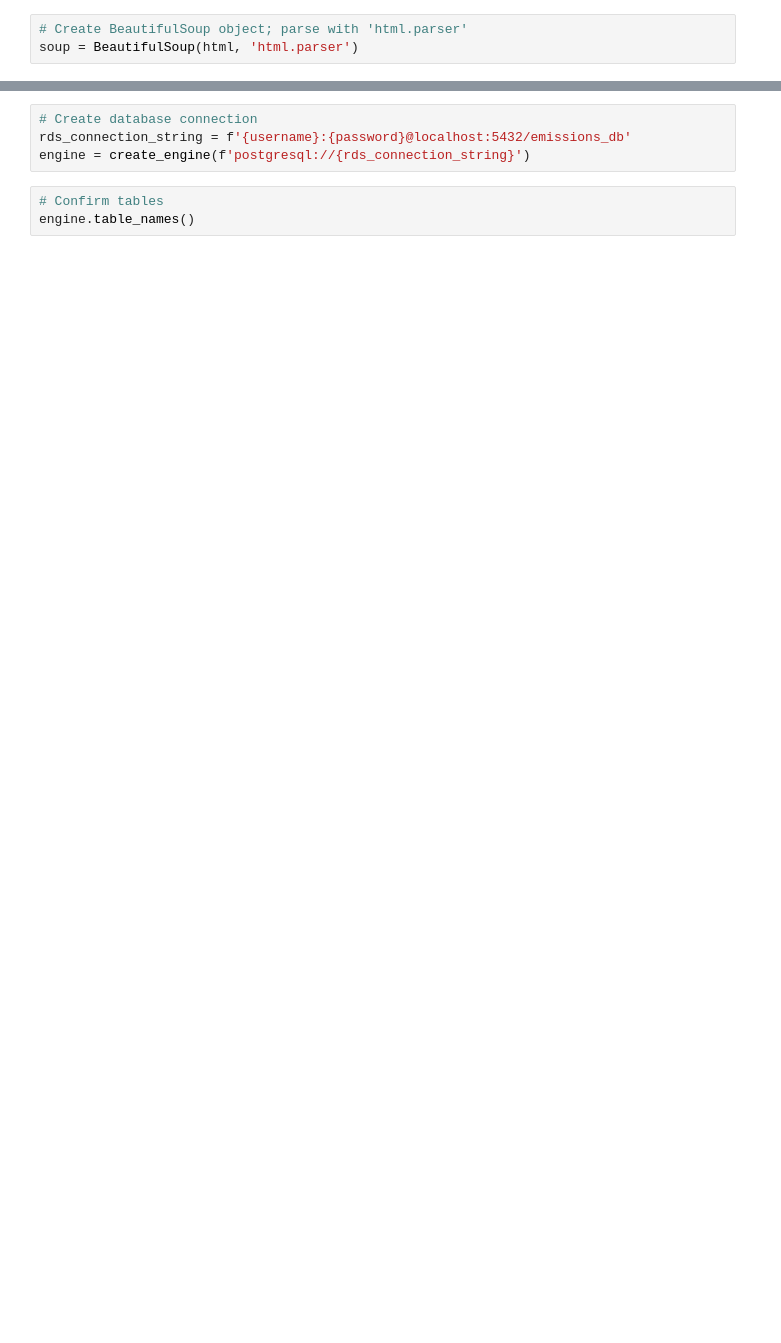
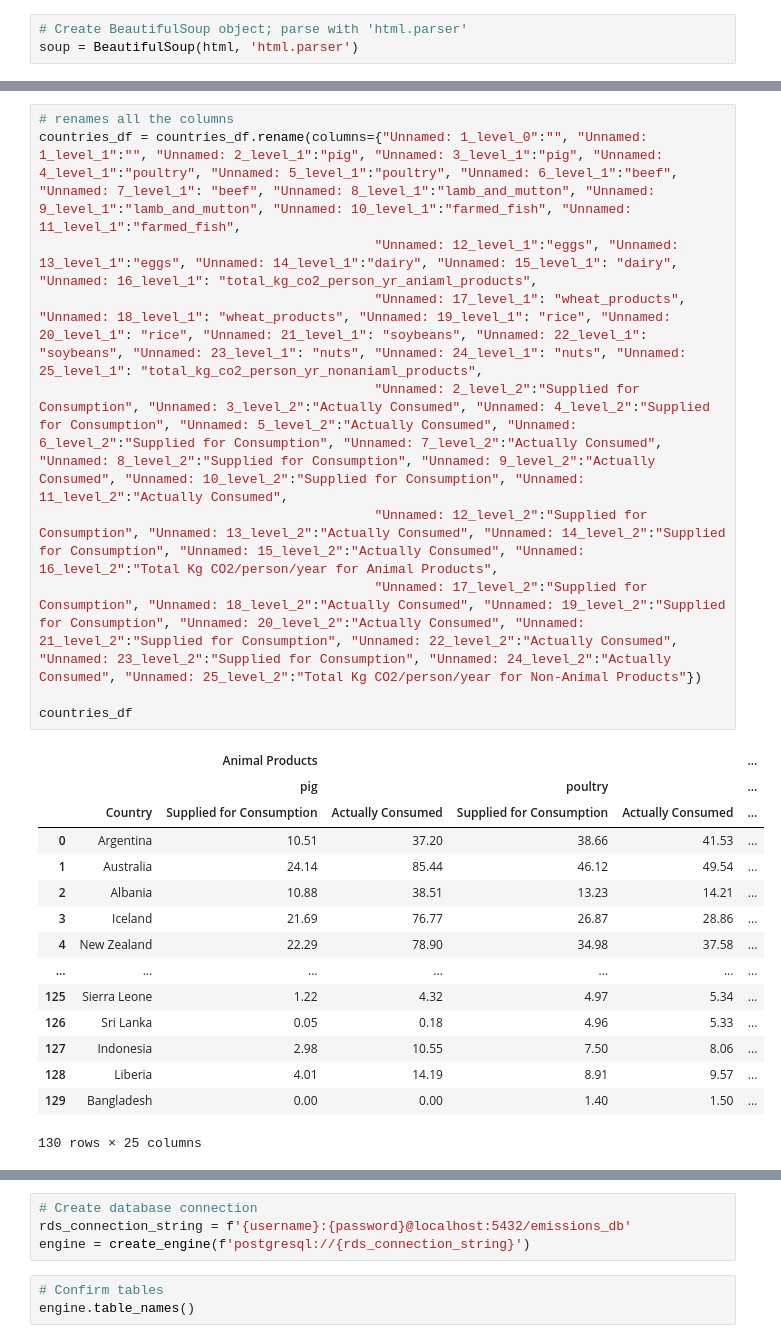
Before and after one commit to sfroonjian/ETL-Greenhouse-Gas-Emissions, a Jupyter notebook: sandy-etl-carbon-emissions.ipynb, the cells around one changed output, grey strips where cells are left out. Saved outputs shown, nothing was run; the diff lists cells and outputs as text; blank space fills up the shorter version.

```diff
--- a/sandy-etl-carbon-emissions.ipynb
+++ b/sandy-etl-carbon-emissions.ipynb
@@ -446,0 +88,26 @@ merged_df
+# %%
+# renames all the columns
+countries_df = countries_df.rename(columns={"Unnamed: 1_level_0":"", "Unnamed: 1_level_1":"", "Unnamed: 2_level_1":"pig", "Unnamed: 3_level_1":"pig", "Unnamed: 4_level_1":"poultry", "Unnamed: 5_level_1":"poultry", "Unnamed: 6_level_1":"beef", "Unnamed: 7_level_1": "beef", "Unnamed: 8_level_1":"lamb_and_mutton", "Unnamed: 9_level_1":"lamb_and_mutton", "Unnamed: 10_level_1":"farmed_fish", "Unnamed: 11_level_1":"farmed_fish",
+                                           "Unnamed: 12_level_1":"eggs", "Unnamed: 13_level_1":"eggs", "Unnamed: 14_level_1":"dairy", "Unnamed: 15_level_1": "dairy", "Unnamed: 16_level_1": "total_kg_co2_person_yr_aniaml_products",
+                                           "Unnamed: 17_level_1": "wheat_products", "Unnamed: 18_level_1": "wheat_products", "Unnamed: 19_level_1": "rice", "Unnamed: 20_level_1": "rice", "Unnamed: 21_level_1": "soybeans", "Unnamed: 22_level_1": "soybeans", "Unnamed: 23_level_1": "nuts", "Unnamed: 24_level_1": "nuts", "Unnamed: 25_level_1": "total_kg_co2_person_yr_nonaniaml_products",
+                                           "Unnamed: 2_level_2":"Supplied for Consumption", "Unnamed: 3_level_2":"Actually Consumed", "Unnamed: 4_level_2":"Supplied for Consumption", "Unnamed: 5_level_2":"Actually Consumed", "Unnamed: 6_level_2":"Supplied for Consumption", "Unnamed: 7_level_2":"Actually Consumed", "Unnamed: 8_level_2":"Supplied for Consumption", "Unnamed: 9_level_2":"Actually Consumed", "Unnamed: 10_level_2":"Supplied for Consumption", "Unnamed: 11_level_2":"Actually Consumed",
+                                           "Unnamed: 12_level_2":"Supplied for Consumption", "Unnamed: 13_level_2":"Actually Consumed", "Unnamed: 14_level_2":"Supplied for Consumption", "Unnamed: 15_level_2":"Actually Consumed", "Unnamed: 16_level_2":"Total Kg CO2/person/year for Animal Products",
+                                           "Unnamed: 17_level_2":"Supplied for Consumption", "Unnamed: 18_level_2":"Actually Consumed", "Unnamed: 19_level_2":"Supplied for Consumption", "Unnamed: 20_level_2":"Actually Consumed", "Unnamed: 21_level_2":"Supplied for Consumption", "Unnamed: 22_level_2":"Actually Consumed", "Unnamed: 23_level_2":"Supplied for Consumption", "Unnamed: 24_level_2":"Actually Consumed", "Unnamed: 25_level_2":"Total Kg CO2/person/year for Non-Animal Products"})
+
+countries_df
+# %% [output]
+|  |  | Animal Products |  |  |  | ... |
+|  |  | pig |  | poultry |  | ... |
+|  | Country | Supplied for Consumption | Actually Consumed | Supplied for Consumption | Actually Consumed | ... |
+| 0 | Argentina | 10.51 | 37.20 | 38.66 | 41.53 | ... |
+| 1 | Australia | 24.14 | 85.44 | 46.12 | 49.54 | ... |
+| 2 | Albania | 10.88 | 38.51 | 13.23 | 14.21 | ... |
+| 3 | Iceland | 21.69 | 76.77 | 26.87 | 28.86 | ... |
+| 4 | New Zealand | 22.29 | 78.90 | 34.98 | 37.58 | ... |
+| ... | ... | ... | ... | ... | ... | ... |
+| 125 | Sierra Leone | 1.22 | 4.32 | 4.97 | 5.34 | ... |
+| 126 | Sri Lanka | 0.05 | 0.18 | 4.96 | 5.33 | ... |
+| 127 | Indonesia | 2.98 | 10.55 | 7.50 | 8.06 | ... |
+| 128 | Liberia | 4.01 | 14.19 | 8.91 | 9.57 | ... |
+| 129 | Bangladesh | 0.00 | 0.00 | 1.40 | 1.50 | ... |
+130 rows × 25 columns
```
Also changed, not shown: parts of 50 cells of this notebook, 4 other files.
